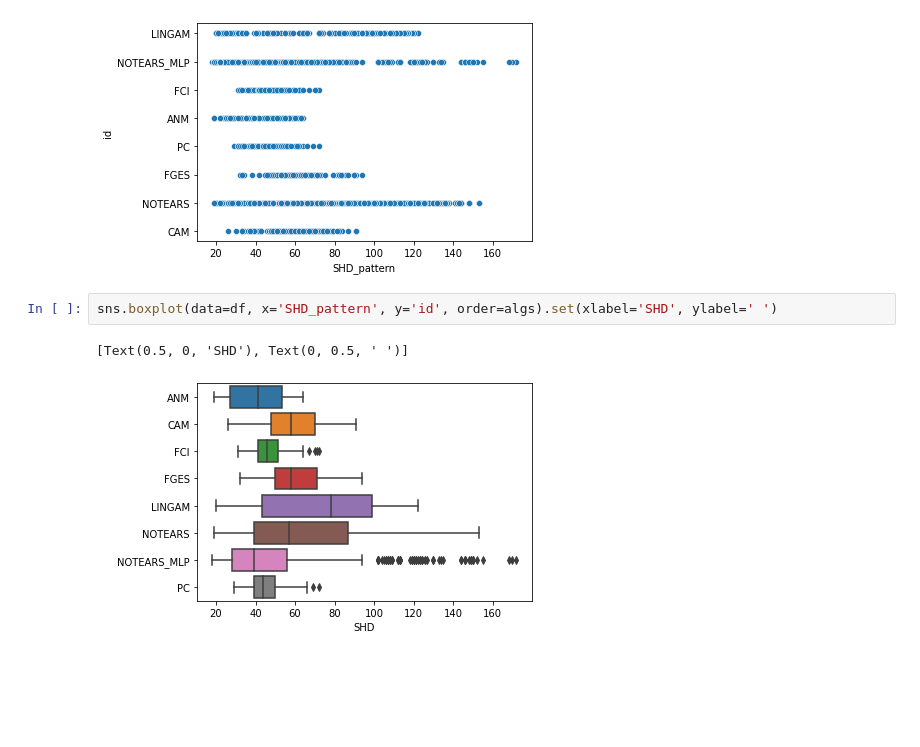
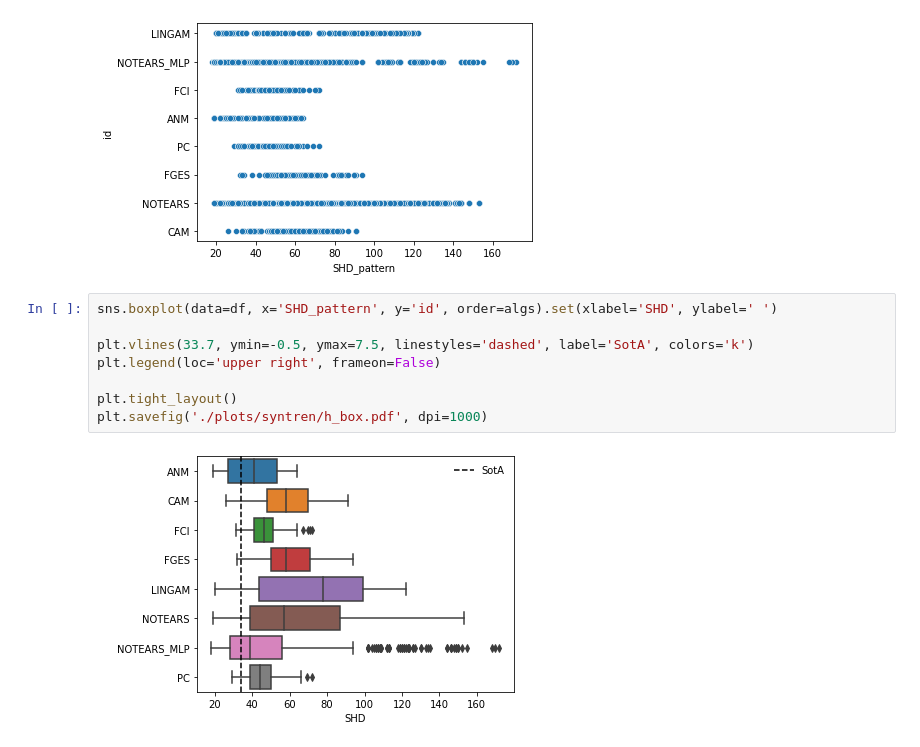
Before and after one commit to misoc-mml/hyperparams-causal-discovery, a Jupyter notebook: hyperparams/syntren.ipynb, the cells around one changed output. Drawn from its saved outputs; the diff is of its cells as text; blank space fills up the shorter version.

```diff
--- a/hyperparams/syntren.ipynb
+++ b/hyperparams/syntren.ipynb
@@ -137,6 +145,11 @@ sns.scatterplot(data=df, x='SHD_pattern', y='id')
 [figure]
 # %%
 sns.boxplot(data=df, x='SHD_pattern', y='id', order=algs).set(xlabel='SHD', ylabel=' ')
+
+plt.vlines(33.7, ymin=-0.5, ymax=7.5, linestyles='dashed', label='SotA', colors='k')
+plt.legend(loc='upper right', frameon=False)
+
+plt.tight_layout()
+plt.savefig('./plots/syntren/h_box.pdf', dpi=1000)
 # %% [output]
-[Text(0.5, 0, 'SHD'), Text(0, 0.5, ' ')]
-[figure, old version]
+[figure, new version]
```
Also changed, not shown: parts of 3 cells of this notebook, 6 other files.
